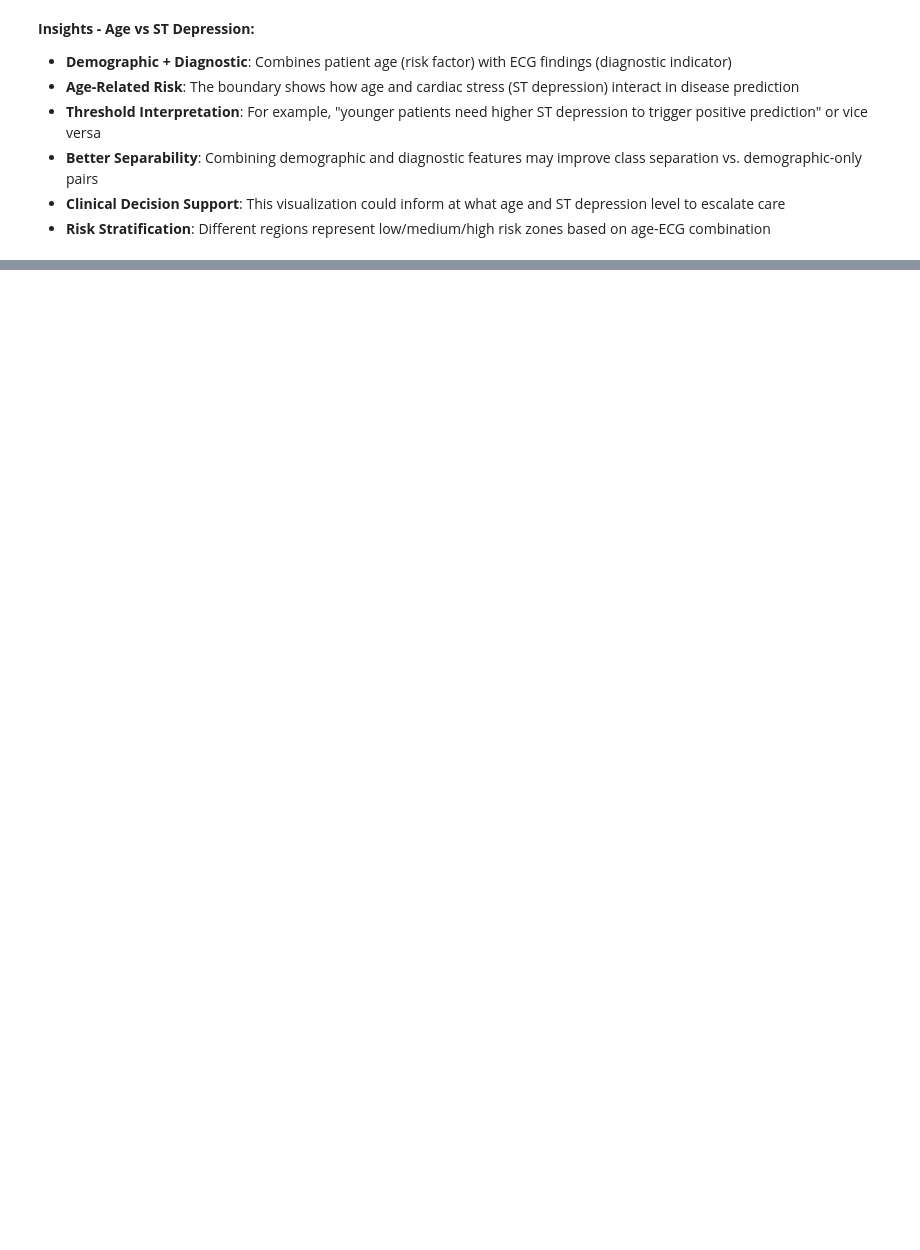
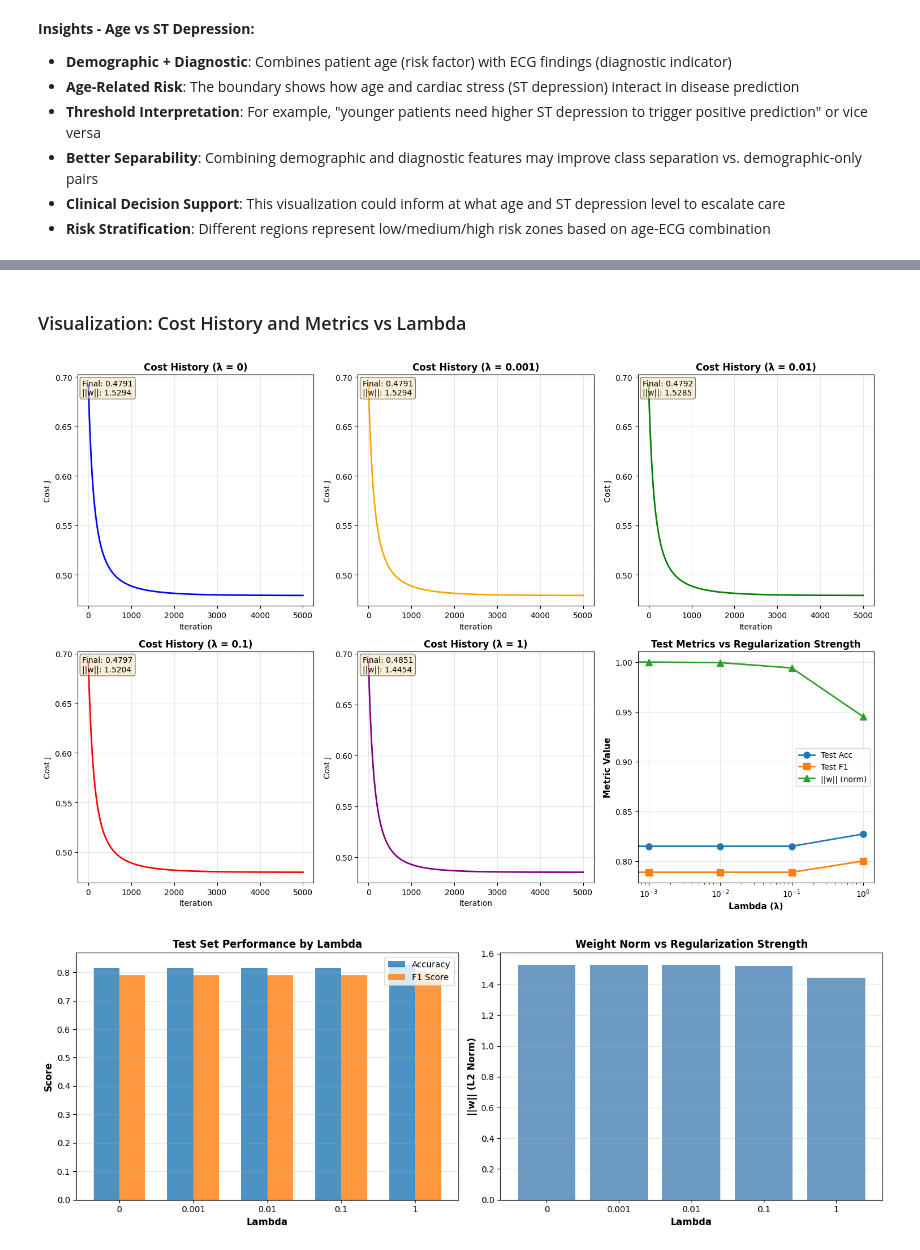
Before and after one commit to Willicami22/Logistic-Regression, a Jupyter notebook: heart_disease_lr_analysis.ipynb, the cells around one changed output, grey strips where cells are left out. Saved outputs shown, nothing was run; the diff lists cells and outputs as text; code cells hidden in the pictures; blank space fills up the shorter version.

Commit message:
Add Regularization part

```diff
--- a/heart_disease_lr_analysis.ipynb
+++ b/heart_disease_lr_analysis.ipynb
@@ -881,0 +1032,69 @@ Test Accuracy: 69.14%
+# %% [markdown]
+### Visualization: Cost History and Metrics vs Lambda
+# %%
+# Plot 1: Cost history for different lambdas
+fig, axes = plt.subplots(2, 3, figsize=(15, 10))
+axes = axes.flatten()
+
+colors = ['blue', 'orange', 'green', 'red', 'purple']
+
+# Cost history plots
+for idx, lam in enumerate(lambdas):
+    ax = axes[idx]
+    J_hist = results_reg[lam]['J_history']
+    ax.plot(J_hist, color=colors[idx], linewidth=2)
+    ax.set_title(f'Cost History (λ = {lam})', fontsize=12, fontweight='bold')
+    ax.set_xlabel('Iteration')
+    ax.set_ylabel('Cost J')
+    ax.grid(True, alpha=0.3)
+    ax.text(0.02, 0.98, f"Final: {J_hist[-1]:.4f}\n||w||: {results_reg[lam]['w_norm']:.4f}",
+            transform=ax.transAxes, verticalalignment='top',
+            bbox=dict(boxstyle='round', facecolor='wheat', alpha=0.5))
+
+# Metrics comparison plot
+ax = axes[5]
+ax.plot(lambda_df['Lambda'], lambda_df['Test Acc'], 'o-', label='Test Acc', linewidth=2, markersize=8)
+ax.plot(lambda_df['Lambda'], lambda_df['Test F1'], 's-', label='Test F1', linewidth=2, markersize=8)
+ax.plot(lambda_df['Lambda'], lambda_df['||w||']/lambda_df['||w||'].max(), '^-', label='||w|| (norm)', linewidth=2, markersize=8)
+ax.set_xscale('log')
+ax.set_xlabel('Lambda (λ)', fontsize=11, fontweight='bold')
+ax.set_ylabel('Metric Value', fontsize=11, fontweight='bold')
+ax.set_title('Test Metrics vs Regularization Strength', fontsize=12, fontweight='bold')
+ax.legend()
+ax.grid(True, alpha=0.3)
+
+plt.tight_layout()
+plt.show()
+
+# Plot 2: Detailed metrics comparison
+fig, axes = plt.subplots(1, 2, figsize=(14, 5))
+
+# Test accuracy and F1
+ax = axes[0]
+x_pos = np.arange(len(lambdas))
+width = 0.35
+ax.bar(x_pos - width/2, lambda_df['Test Acc'], width, label='Accuracy', alpha=0.8)
+ax.bar(x_pos + width/2, lambda_df['Test F1'], width, label='F1 Score', alpha=0.8)
+ax.set_xlabel('Lambda', fontsize=11, fontweight='bold')
+ax.set_ylabel('Score', fontsize=11, fontweight='bold')
+ax.set_title('Test Set Performance by Lambda', fontsize=12, fontweight='bold')
+ax.set_xticks(x_pos)
+ax.set_xticklabels([str(l) for l in lambdas])
+ax.legend()
+ax.grid(True, alpha=0.3, axis='y')
+
+# Weight norm comparison
+ax = axes[1]
+ax.bar(x_pos, lambda_df['||w||'], color='steelblue', alpha=0.8)
+ax.set_xlabel('Lambda', fontsize=11, fontweight='bold')
+ax.set_ylabel('||w|| (L2 Norm)', fontsize=11, fontweight='bold')
+ax.set_title('Weight Norm vs Regularization Strength', fontsize=12, fontweight='bold')
+ax.set_xticks(x_pos)
+ax.set_xticklabels([str(l) for l in lambdas])
+ax.grid(True, alpha=0.3, axis='y')
+
+plt.tight_layout()
+plt.show()
+# %% [output]
+[figure, added]
+[figure, added]
```
Also changed, not shown: parts of 19 cells of this notebook.
